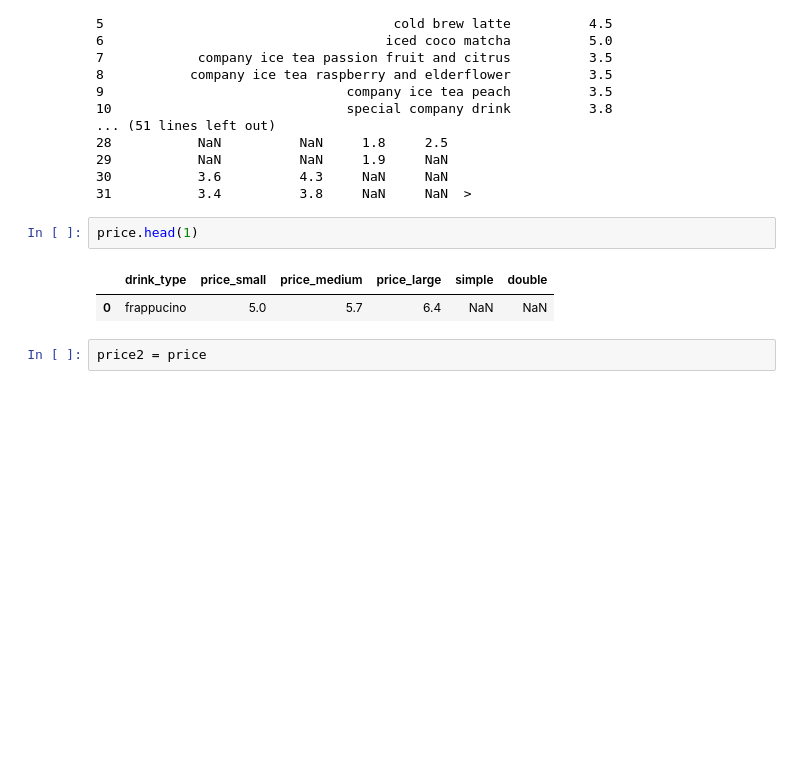
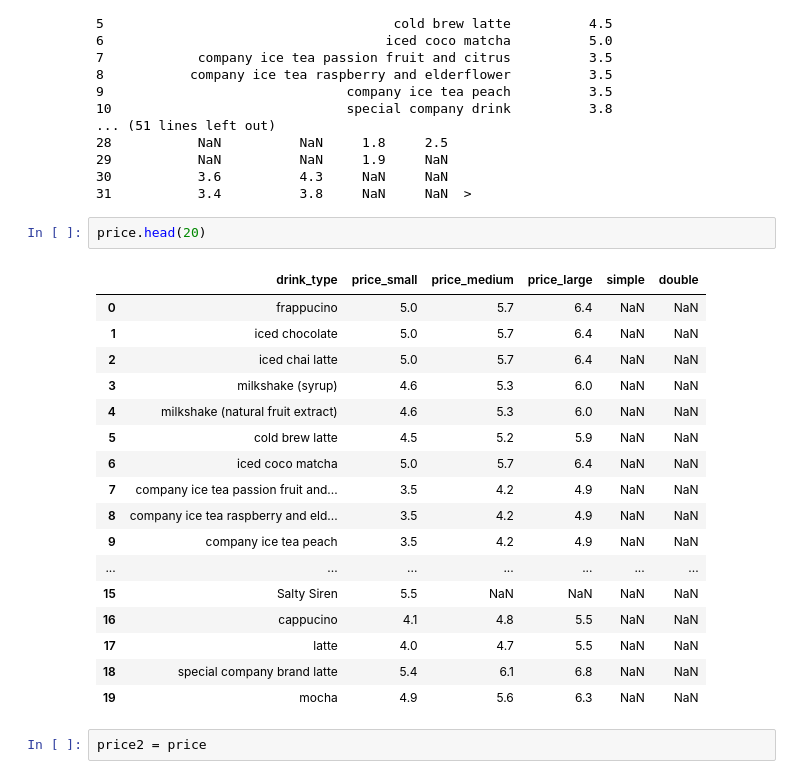
Before and after one commit to Luna-Agora/coffee, a Jupyter notebook: Notebooks/coffee notebook.ipynb, the cells around one changed output. Saved outputs shown, nothing was run; the diff lists cells and outputs as text; blank space fills up the shorter version.

```diff
--- a/Notebooks/coffee notebook.ipynb
+++ b/Notebooks/coffee notebook.ipynb
@@ -84,10 +84,25 @@ price.last
 30           3.6          4.3     NaN     NaN
 31           3.4          3.8     NaN     NaN  >
 # %%
-price.head(1)
+price.head(20)
 # %% [output]
 |  | drink_type | price_small | price_medium | price_large | simple | double |
 | 0 | frappucino | 5.0 | 5.7 | 6.4 | NaN | NaN |
+| 1 | iced chocolate | 5.0 | 5.7 | 6.4 | NaN | NaN |
+| 2 | iced chai latte | 5.0 | 5.7 | 6.4 | NaN | NaN |
+| 3 | milkshake (syrup) | 4.6 | 5.3 | 6.0 | NaN | NaN |
+| 4 | milkshake (natural fruit extract) | 4.6 | 5.3 | 6.0 | NaN | NaN |
+| 5 | cold brew latte | 4.5 | 5.2 | 5.9 | NaN | NaN |
+| 6 | iced coco matcha | 5.0 | 5.7 | 6.4 | NaN | NaN |
+| 7 | company ice tea passion fruit and... | 3.5 | 4.2 | 4.9 | NaN | NaN |
+| 8 | company ice tea raspberry and eld... | 3.5 | 4.2 | 4.9 | NaN | NaN |
+| 9 | company ice tea peach | 3.5 | 4.2 | 4.9 | NaN | NaN |
+| ... | ... | ... | ... | ... | ... | ... |
+| 15 | Salty Siren | 5.5 | NaN | NaN | NaN | NaN |
+| 16 | cappucino | 4.1 | 4.8 | 5.5 | NaN | NaN |
+| 17 | latte | 4.0 | 4.7 | 5.5 | NaN | NaN |
+| 18 | special company brand latte | 5.4 | 6.1 | 6.8 | NaN | NaN |
+| 19 | mocha | 4.9 | 5.6 | 6.3 | NaN | NaN |
 # %%
 price2 = price
 # %%
```
